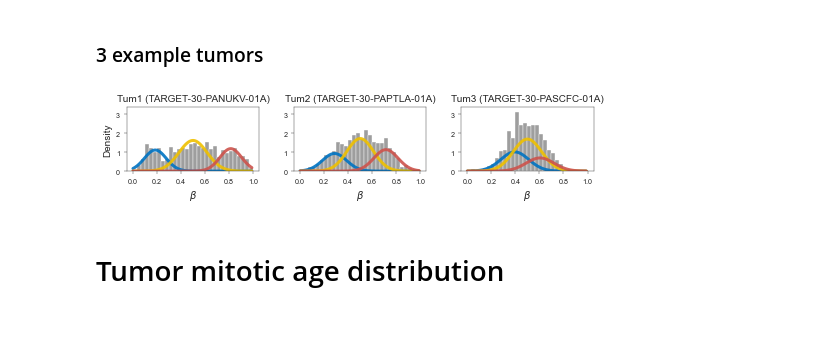
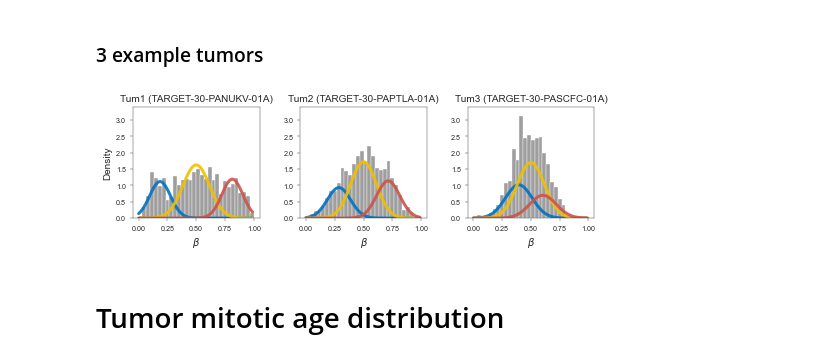
Before and after one commit to danmonyak/EpiClockNBL, a Jupyter notebook: Analysis/Analysis.ipynb, the cells around one changed output. Saved outputs shown, nothing was run; the diff lists cells and outputs as text; code cells hidden in the pictures; blank space fills up the shorter version.

```diff
--- a/Analysis/Analysis.ipynb
+++ b/Analysis/Analysis.ipynb
@@ -104,7 +105,7 @@ sample_list = {
 }
 
 # Create plot axes
-fig, axes = plt.subplots(1, len(sample_list), figsize=np.array(figsize) * [2.5, 0.8] * sf)
+fig, axes = plt.subplots(1, len(sample_list), figsize=np.array(figsize) * [2.5, 1.2] * sf)
 fig.tight_layout(pad=0.2)
 
 # Color of each distribution in order (left -> right)
@@ -142,34 +143,34 @@ for i, tum_id in enumerate(sample_list):
     X_mean = GMM_results_TARGET.loc[samp, 'X_mean']
     N_mean = GMM_results_TARGET.loc[samp, 'N_mean']
     mu_list = [X_mean, 0.5, 1 - X_mean]
     sd_list = [sqrt(mu * (1 - mu) / N_mean) for mu in mu_list]
 
     # Plot each distribution
     for j in range(weight_list.shape[0]):
 
         # X and Y coords for curve
         y_vals = norm.pdf(x_vals, mu_list[j], sd_list[j]) * weight_list[j]
 
         # Plot curve
         ax.plot(x_vals, y_vals, lw=3, alpha=0.9,
                 color=chosen_tumor_colors[j]
                )
 
         # Update max
         y_max = max(y_max, ax.get_ylim()[1])
 
 #     y_vals_kernel = np.stack([norm.pdf(x_vals, mu_list[j], sd_list[j]) * weight_list[j] for j in range(weight_list.shape[0])], axis=0).sum(axis=0)
 #     ax.plot(x_vals, y_vals_kernel, lw=1, alpha=0.9, color='gray')
 
 # Align y-axis limits
 for i in range(len(sample_list)):
     ax = axes[i]
     ax.set_ylim(0, y_max * 1.03)
 
 # Save figure
 fig.savefig(os.path.join(figure_outdir, 'example_peak_decomp.pdf'), format='pdf', pad_inches=0.1)
 # %% [output]
-[figure, old version]
+[figure, new version]
 # %% [markdown]
 # Tumor mitotic age distribution
 # %%
```
Also changed, not shown: parts of 40 cells of this notebook.
